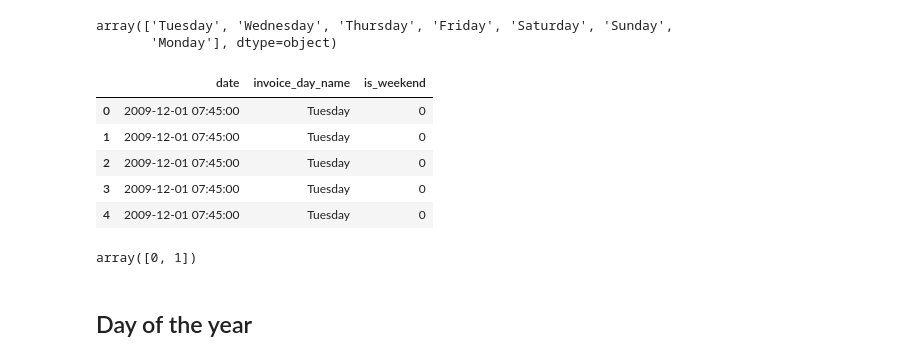
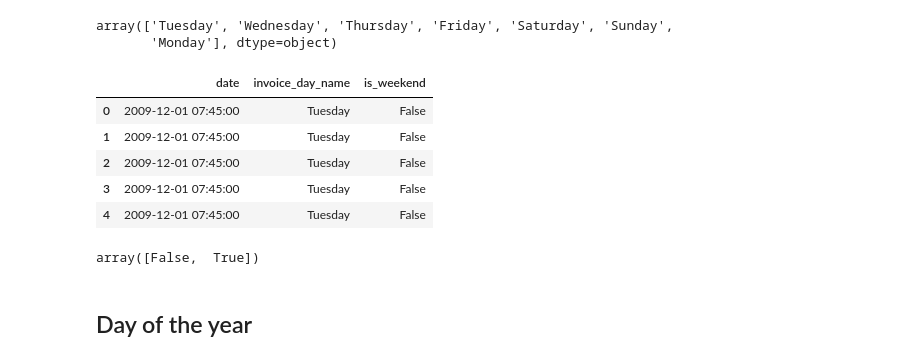
Before and after one commit to trainindata/feature-engineering-for-time-series-forecasting, a Jupyter notebook: 10-Time-Features/01-Extracting-date-related-features.ipynb, the cells around one changed output. Saved outputs shown, nothing was run; the diff lists cells and outputs as text; code cells hidden in the pictures.

```diff
--- a/10-Time-Features/01-Extracting-date-related-features.ipynb
+++ b/10-Time-Features/01-Extracting-date-related-features.ipynb
@@ -437,20 +441,20 @@ array(['Tuesday', 'Wednesday', 'Thursday', 'Friday', 'Saturday', 'Sunday',
 # %%
 # Was the invoice issued on a weekend?
 
-data['is_weekend'] = np.where(data['invoice_day_name'].isin(['Sunday', 'Saturday']), 1,0)
+data['is_weekend'] = data['date'].dt.dayofweek > 4
 
 data[['date', 'invoice_day_name','is_weekend']].head()
 # %% [output]
 |  | date | invoice_day_name | is_weekend |
-| 0 | 2009-12-01 07:45:00 | Tuesday | 0 |
-| 1 | 2009-12-01 07:45:00 | Tuesday | 0 |
-| 2 | 2009-12-01 07:45:00 | Tuesday | 0 |
-| 3 | 2009-12-01 07:45:00 | Tuesday | 0 |
-| 4 | 2009-12-01 07:45:00 | Tuesday | 0 |
+| 0 | 2009-12-01 07:45:00 | Tuesday | False |
+| 1 | 2009-12-01 07:45:00 | Tuesday | False |
+| 2 | 2009-12-01 07:45:00 | Tuesday | False |
+| 3 | 2009-12-01 07:45:00 | Tuesday | False |
+| 4 | 2009-12-01 07:45:00 | Tuesday | False |
 # %%
 data['is_weekend'].unique()
 # %% [output]
-array([0, 1])
+array([False,  True])
 # %% [markdown]
 ## Day of the year
 # %%
```
Also changed, not shown: parts of 15 cells of this notebook.
